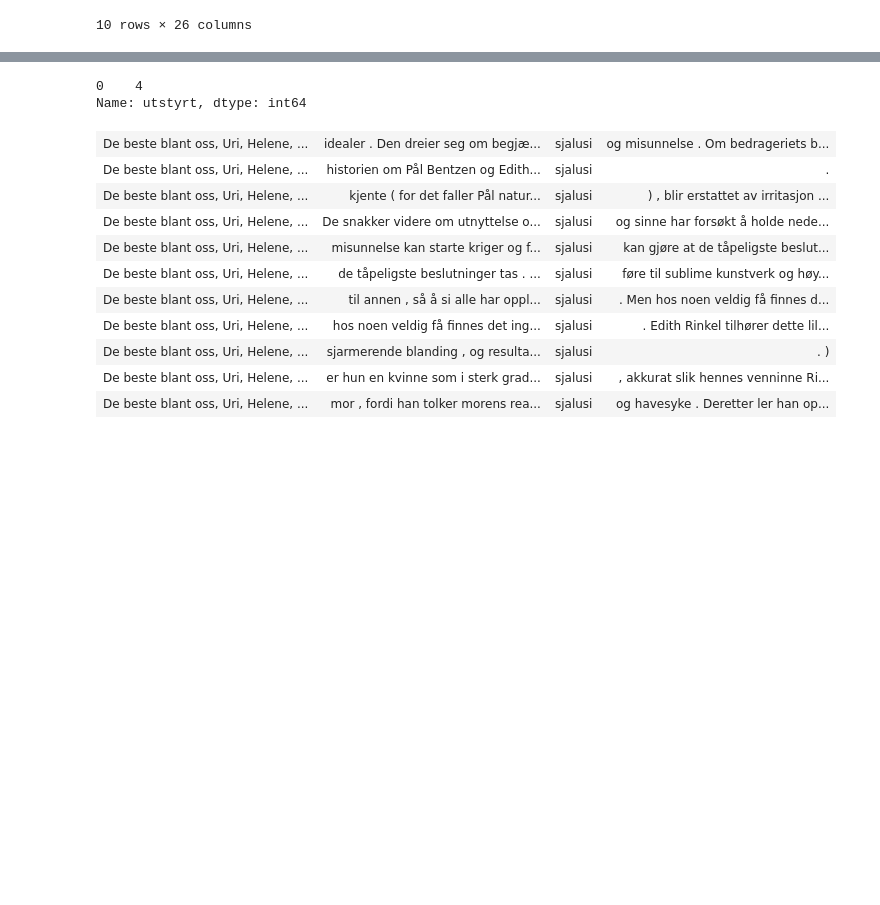
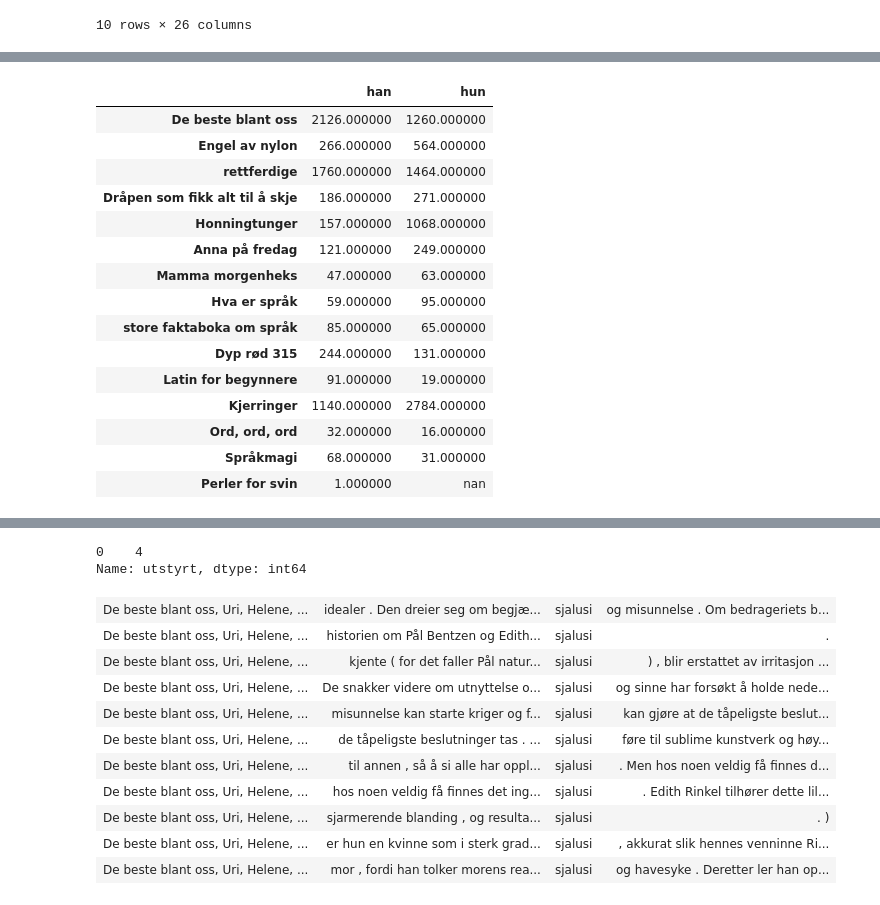
Before and after one commit to Yoonsen/narrative-buer, a Jupyter notebook: narration_Uri.ipynb, the cells around one changed output, grey strips where cells are left out. Saved outputs shown, nothing was run; the diff lists cells and outputs as text; code cells hidden in the pictures; blank space fills up the shorter version.

```diff
--- a/narration_Uri.ipynb
+++ b/narration_Uri.ipynb
@@ -155 +172,20 @@ txt.head(10)
+# %%
+txt.loc[:,~txt.columns.duplicated()].transpose()[['han','hun']].style.background_gradient(axis = 1)
+# %% [output]
+|  | han | hun |
+| De beste blant oss | 2126.000000 | 1260.000000 |
+| Engel av nylon | 266.000000 | 564.000000 |
+| rettferdige | 1760.000000 | 1464.000000 |
+| Dråpen som fikk alt til å skje | 186.000000 | 271.000000 |
+| Honningtunger | 157.000000 | 1068.000000 |
+| Anna på fredag | 121.000000 | 249.000000 |
+| Mamma morgenheks | 47.000000 | 63.000000 |
+| Hva er språk | 59.000000 | 95.000000 |
+| store faktaboka om språk | 85.000000 | 65.000000 |
+| Dyp rød 315 | 244.000000 | 131.000000 |
+| Latin for begynnere | 91.000000 | 19.000000 |
+| Kjerringer | 1140.000000 | 2784.000000 |
+| Ord, ord, ord | 32.000000 | 16.000000 |
+| Språkmagi | 68.000000 | 31.000000 |
+| Perler for svin | 1.000000 | nan |
 # %%
```
Also changed, not shown: parts of 6 cells of this notebook.
